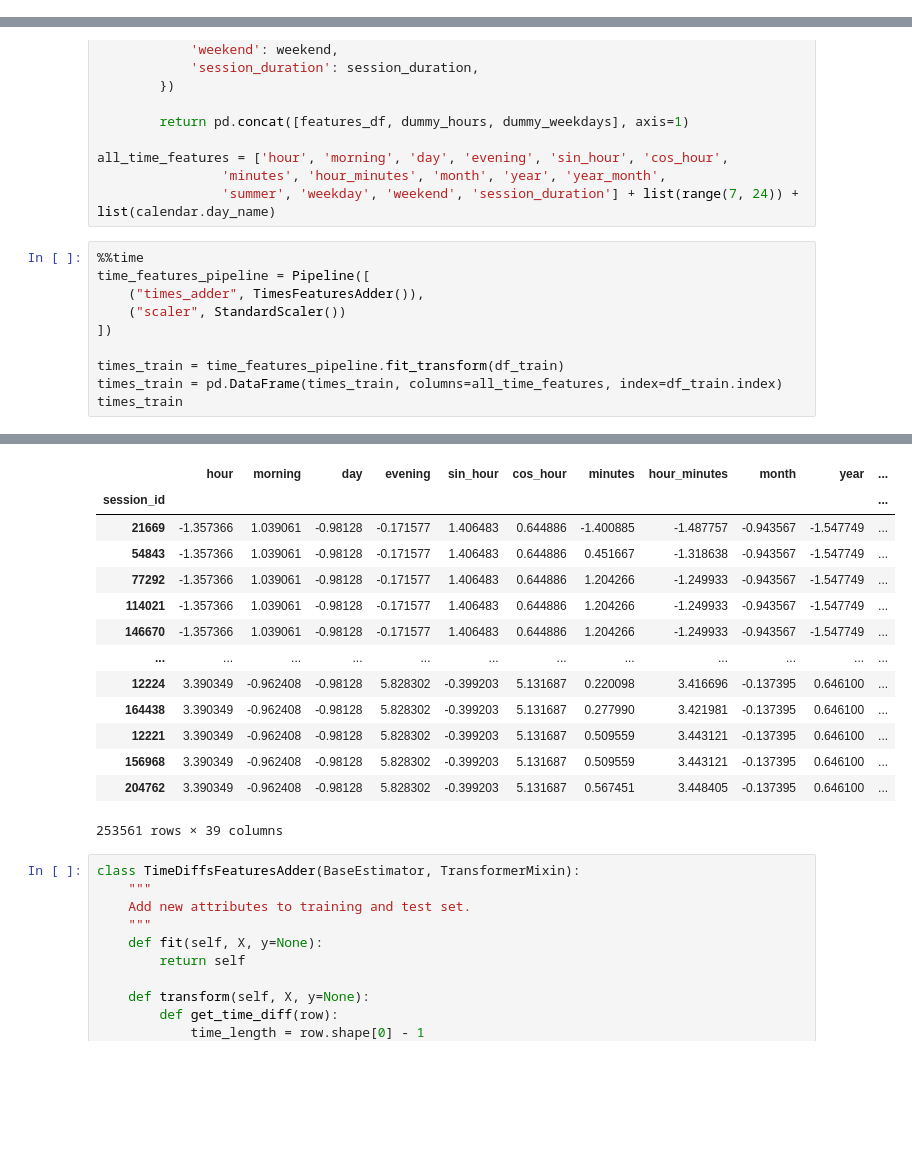
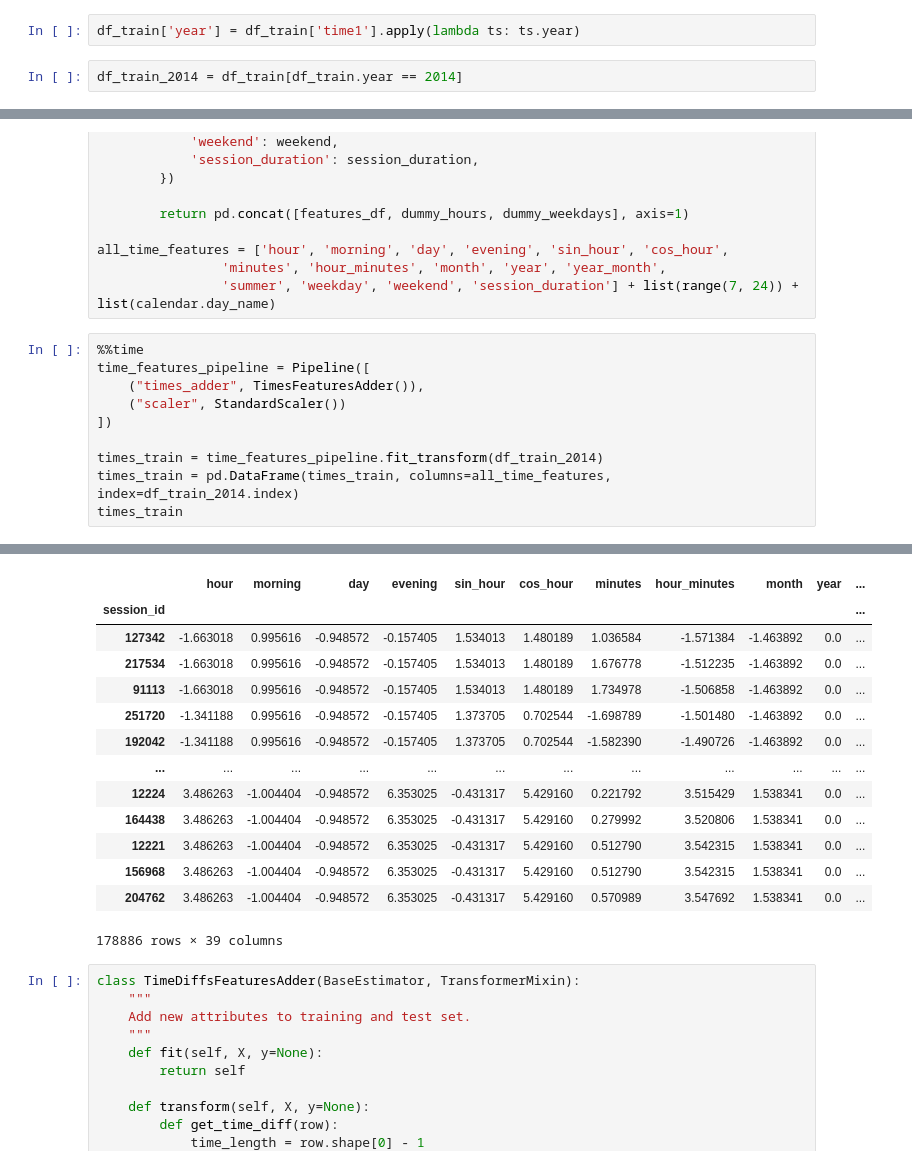
Before and after one commit to Uniholder/Specialization-Yandex-MIPT, a Jupyter notebook: 6_Final_projects/1_user_identification/kaggle/polygon.ipynb, the cells around one changed output, grey strips where cells are left out. Drawn from its saved outputs; the diff is of its cells as text; blank space fills up the shorter version.

```diff
--- a/6_Final_projects/1_user_identification/kaggle/polygon.ipynb
+++ b/6_Final_projects/1_user_identification/kaggle/polygon.ipynb
@@ -34,6 +26,10 @@ df_test = pd.read_csv(os.path.join(PATH_TO_DATA, 'test_sessions.csv'), index_col
 df_train.shape, df_test.shape
 # %% [output]
 ((253561, 21), (82797, 20))
+# %%
+df_train['year'] = df_train['time1'].apply(lambda ts: ts.year)
+# %%
+df_train_2014 = df_train[df_train.year == 2014]
 # %% [markdown]
 Словарь сайтов
 # %%
@@ -221,7 +218,7 @@ time_features_pipeline = Pipeline([
     ("scaler", StandardScaler())
 ])
 
-times_train = time_features_pipeline.fit_transform(df_train)
-times_train = pd.DataFrame(times_train, columns=all_time_features, index=df_train.index)
+times_train = time_features_pipeline.fit_transform(df_train_2014)
+times_train = pd.DataFrame(times_train, columns=all_time_features, index=df_train_2014.index)
 times_train
 # %% [output]
@@ -230,17 +227,17 @@ Wall time: 6.06 s
 |  | hour | morning | day | evening | sin_hour | cos_hour | minutes | hour_minutes | month | year | ... |
 | session_id |  |  |  |  |  |  |  |  |  |  | ... |
-| 21669 | -1.357366 | 1.039061 | -0.98128 | -0.171577 | 1.406483 | 0.644886 | -1.400885 | -1.487757 | -0.943567 | -1.547749 | ... |
-| 54843 | -1.357366 | 1.039061 | -0.98128 | -0.171577 | 1.406483 | 0.644886 | 0.451667 | -1.318638 | -0.943567 | -1.547749 | ... |
-| 77292 | -1.357366 | 1.039061 | -0.98128 | -0.171577 | 1.406483 | 0.644886 | 1.204266 | -1.249933 | -0.943567 | -1.547749 | ... |
-| 114021 | -1.357366 | 1.039061 | -0.98128 | -0.171577 | 1.406483 | 0.644886 | 1.204266 | -1.249933 | -0.943567 | -1.547749 | ... |
-| 146670 | -1.357366 | 1.039061 | -0.98128 | -0.171577 | 1.406483 | 0.644886 | 1.204266 | -1.249933 | -0.943567 | -1.547749 | ... |
+| 127342 | -1.663018 | 0.995616 | -0.948572 | -0.157405 | 1.534013 | 1.480189 | 1.036584 | -1.571384 | -1.463892 | 0.0 | ... |
+| 217534 | -1.663018 | 0.995616 | -0.948572 | -0.157405 | 1.534013 | 1.480189 | 1.676778 | -1.512235 | -1.463892 | 0.0 | ... |
+| 91113 | -1.663018 | 0.995616 | -0.948572 | -0.157405 | 1.534013 | 1.480189 | 1.734978 | -1.506858 | -1.463892 | 0.0 | ... |
+| 251720 | -1.341188 | 0.995616 | -0.948572 | -0.157405 | 1.373705 | 0.702544 | -1.698789 | -1.501480 | -1.463892 | 0.0 | ... |
+| 192042 | -1.341188 | 0.995616 | -0.948572 | -0.157405 | 1.373705 | 0.702544 | -1.582390 | -1.490726 | -1.463892 | 0.0 | ... |
 | ... | ... | ... | ... | ... | ... | ... | ... | ... | ... | ... | ... |
-| 12224 | 3.390349 | -0.962408 | -0.98128 | 5.828302 | -0.399203 | 5.131687 | 0.220098 | 3.416696 | -0.137395 | 0.646100 | ... |
-| 164438 | 3.390349 | -0.962408 | -0.98128 | 5.828302 | -0.399203 | 5.131687 | 0.277990 | 3.421981 | -0.137395 | 0.646100 | ... |
-| 12221 | 3.390349 | -0.962408 | -0.98128 | 5.828302 | -0.399203 | 5.131687 | 0.509559 | 3.443121 | -0.137395 | 0.646100 | ... |
-| 156968 | 3.390349 | -0.962408 | -0.98128 | 5.828302 | -0.399203 | 5.131687 | 0.509559 | 3.443121 | -0.137395 | 0.646100 | ... |
-| 204762 | 3.390349 | -0.962408 | -0.98128 | 5.828302 | -0.399203 | 5.131687 | 0.567451 | 3.448405 | -0.137395 | 0.646100 | ... |
+| 12224 | 3.486263 | -1.004404 | -0.948572 | 6.353025 | -0.431317 | 5.429160 | 0.221792 | 3.515429 | 1.538341 | 0.0 | ... |
+| 164438 | 3.486263 | -1.004404 | -0.948572 | 6.353025 | -0.431317 | 5.429160 | 0.279992 | 3.520806 | 1.538341 | 0.0 | ... |
+| 12221 | 3.486263 | -1.004404 | -0.948572 | 6.353025 | -0.431317 | 5.429160 | 0.512790 | 3.542315 | 1.538341 | 0.0 | ... |
+| 156968 | 3.486263 | -1.004404 | -0.948572 | 6.353025 | -0.431317 | 5.429160 | 0.512790 | 3.542315 | 1.538341 | 0.0 | ... |
+| 204762 | 3.486263 | -1.004404 | -0.948572 | 6.353025 | -0.431317 | 5.429160 | 0.570989 | 3.547692 | 1.538341 | 0.0 | ... |
-253561 rows × 39 columns
+178886 rows × 39 columns
 # %%
 class TimeDiffsFeaturesAdder(BaseEstimator, TransformerMixin):
     """
```
Also changed, not shown: parts of 31 cells of this notebook, 2 other files.
